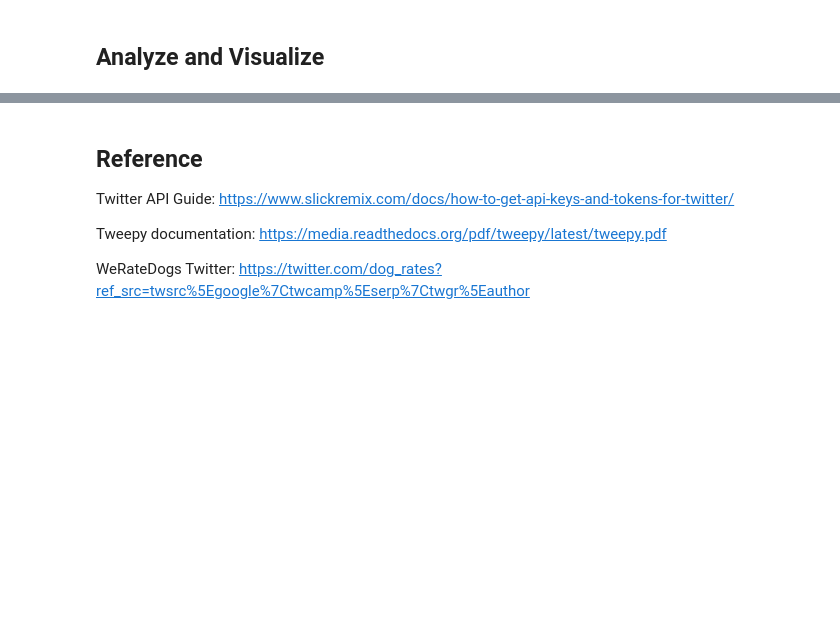
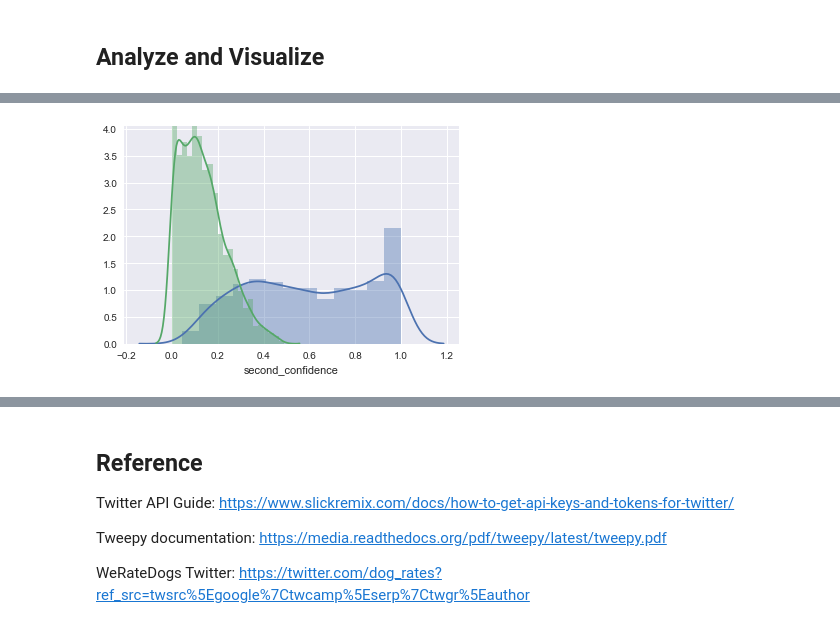
Before and after one commit to freena22/We-Rate-Dogs-Data-Wrangling-Project, a Jupyter notebook: WeRateDogs_Data_Wrangling_Project.ipynb, the cells around one changed output, grey strips where cells are left out. Saved outputs shown, nothing was run; the diff lists cells and outputs as text; code cells hidden in the pictures; blank space fills up the shorter version.

```diff
--- a/WeRateDogs_Data_Wrangling_Project.ipynb
+++ b/WeRateDogs_Data_Wrangling_Project.ipynb
@@ -832,0 +909,6 @@ twitter_archive_clean.boxplot(column=['rating_numerator'], by=['stage'])
+# %%
+sns.set(style='darkgrid')
+ax = sns.distplot(image_predictions['first_confidence'])
+ax = sns.distplot(image_predictions['second_confidence'])
+# %% [output]
+[figure, added]
```
Also changed, not shown: parts of 14 cells of this notebook.
